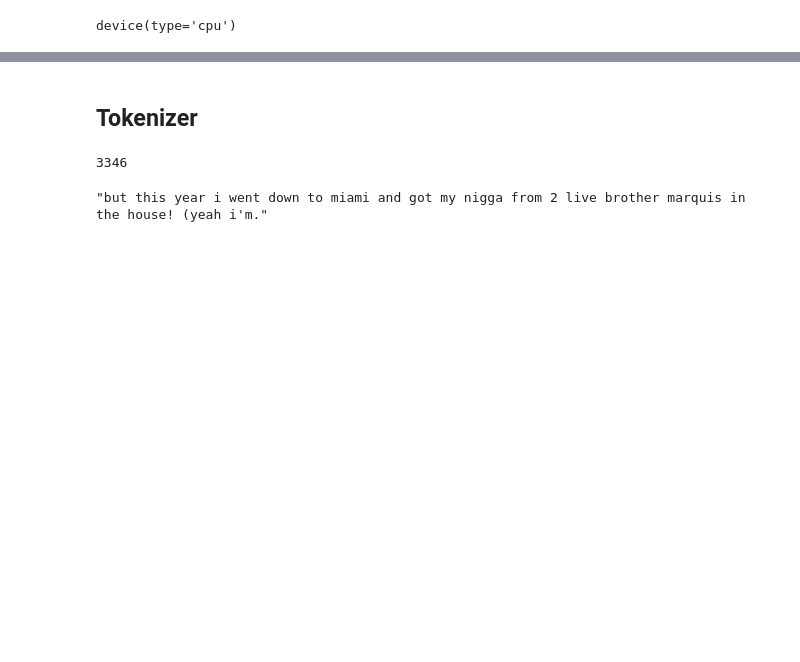
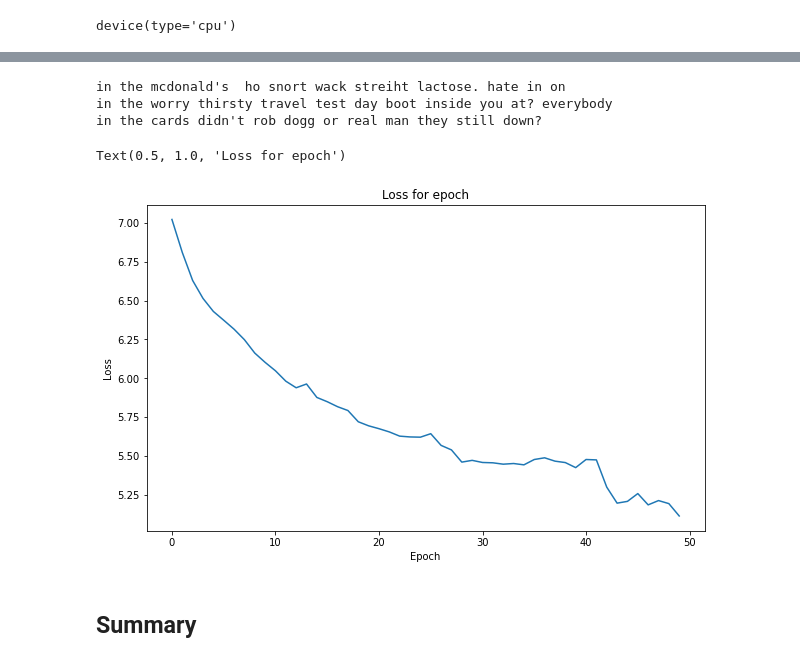
Before and after one commit to ML-Competitions/NLP-UNN, a Jupyter notebook: [NLP] Generative model.ipynb, the cells around one changed output, grey strips where cells are left out. Drawn from its saved outputs; the diff is of its cells as text; code cells hidden in the pictures; blank space fills up the shorter version.

```diff
--- a/[NLP] Generative model.ipynb
+++ b/[NLP] Generative model.ipynb
@@ -525,0 +544,30 @@ max_len = 22
+# %%
+class RNNModel(nn.Module):
+    def __init__(self, dataset):
+        super().__init__()
+        self.lstm_size = 128
+        self.embedding_dim = 128
+        self.num_layers = 3
+
+        n_vocab = len(dataset.uniq_words)
+        self.embedding = nn.Embedding(
+            num_embeddings=n_vocab,
+            embedding_dim=self.embedding_dim,
+        )
+        self.lstm = nn.LSTM(
+            input_size=self.lstm_size,
+            hidden_size=self.lstm_size,
+            num_layers=self.num_layers,
+            dropout=0.2,
+        )
+        self.fc = nn.Linear(self.lstm_size, n_vocab)
+
+    def forward(self, x, prev_state):
+        embed = self.embedding(x)
+        output, state = self.lstm(embed, prev_state)
+        logits = self.fc(output)
+        return logits, state
+
+    def init_state(self, sequence_length):
+        return (torch.zeros(self.num_layers, sequence_length, self.lstm_size, dtype=dtype, device=device),
+                torch.zeros(self.num_layers, sequence_length, self.lstm_size, dtype=dtype, device=device))
@@ -525,0 +663,8 @@ max_len = 22
+# %%
+batch_size = 512
+sequence_length = 7
+max_epochs = 50
+
+dataset = Dataset(subsamples_data, sequence_length)
+model = RNNModel(dataset).to(device)
+rnnmodel_losses = train(dataset, model, batch_size, sequence_length, max_epochs)
@@ -526,2 +689,21 @@ max_len = 22
+# %%
+gc.collect()
+torch.cuda.empty_cache()
+generated_sentences = predict(dataset, model, text=generation_start, sentences_count=3)
+for sentence in generated_sentences:
+    print(sentence)
+# %% [output]
+in the mcdonald's  ho snort wack streiht lactose. hate in on
+in the worry thirsty travel test day boot inside you at? everybody
+in the cards didn't rob dogg or real man they still down?
+# %%
+fig, axes = plt.subplots(1, 1, figsize=(10, 6))
+metrics_df = pd.DataFrame({'Loss' : rnnmodel_losses, 'Epoch' : [idx for idx in range(max_epochs)]})
+axes.xaxis.set_major_formatter(FuncFormatter(lambda x, _: int(x)))
+sns.lineplot(data=metrics_df, y='Loss', x='Epoch', ax=axes)
+axes.set_title('Loss for epoch')
+# %% [output]
+Text(0.5, 1.0, 'Loss for epoch')
+[figure, added]
 # %% [markdown]
-## Tokenizer
+## Summary
@@ -588,8 +709,0 @@ vocab = get_vocabulary(df_for_rnngen)
-# %%
-print(len(vocab))
-# %% [output]
-3346
-# %%
-df_for_rnngen.iloc[0].text
-# %% [output]
-"but this year i went down to miami and got my nigga from 2 live brother marquis in the house! (yeah i'm."
```
Also changed, not shown: parts of 31 cells of this notebook.
